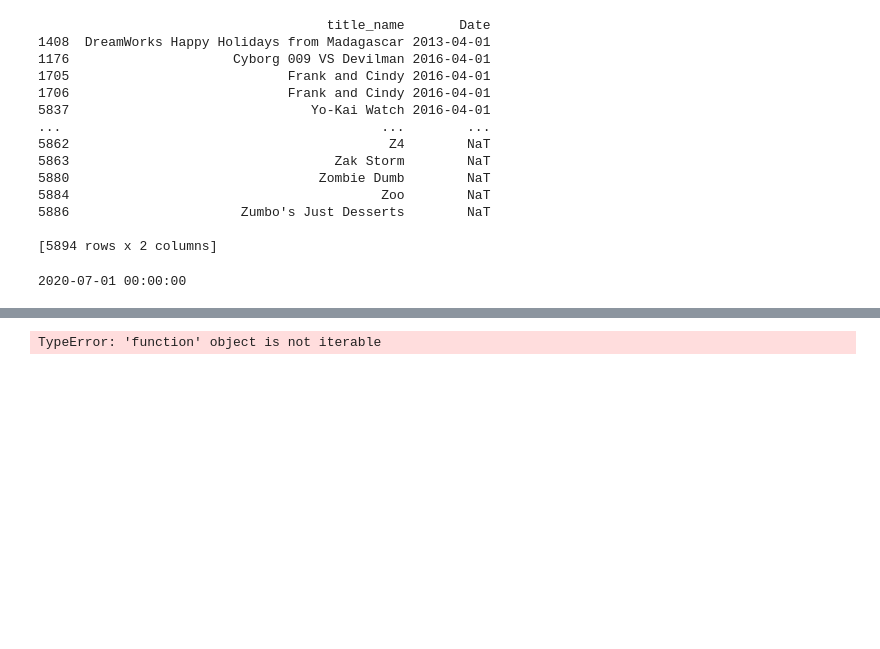
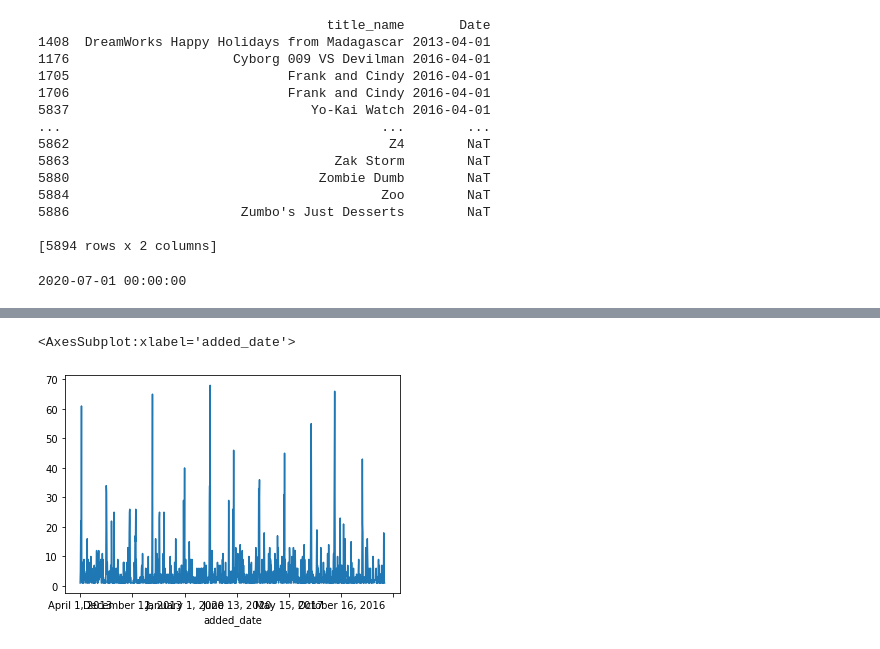
Before and after one commit to p33ves/learning-datascience, a Jupyter notebook: netflix/notebooks/Exploring pandas.ipynb, the cells around one changed output, grey strips where cells are left out. Cells and saved outputs as stored; diff of their text form; code cells hidden in the pictures; blank space fills up the shorter version.

Commit message:
basic plotting

```diff
--- a/netflix/notebooks/Exploring pandas.ipynb
+++ b/netflix/notebooks/Exploring pandas.ipynb
@@ -111,6 +127,6 @@ AttributeError: 'DataFrameGroupBy' object has no attribute 'reset_index'
-# %%
-condition = lambda x: x['release_year'] != "2020"
-filter_test = new_df.filter(condition)
-print(filter_test)
-# %% [output]
-TypeError: 'function' object is not iterable
+# %%
+content_additions = df.groupby("added_date").size()
+content_additions.plot()
+# %% [output]
+<AxesSubplot:xlabel='added_date'>
+[figure, added]
```
Also changed, not shown: parts of 2 cells of this notebook, 1 other file.
